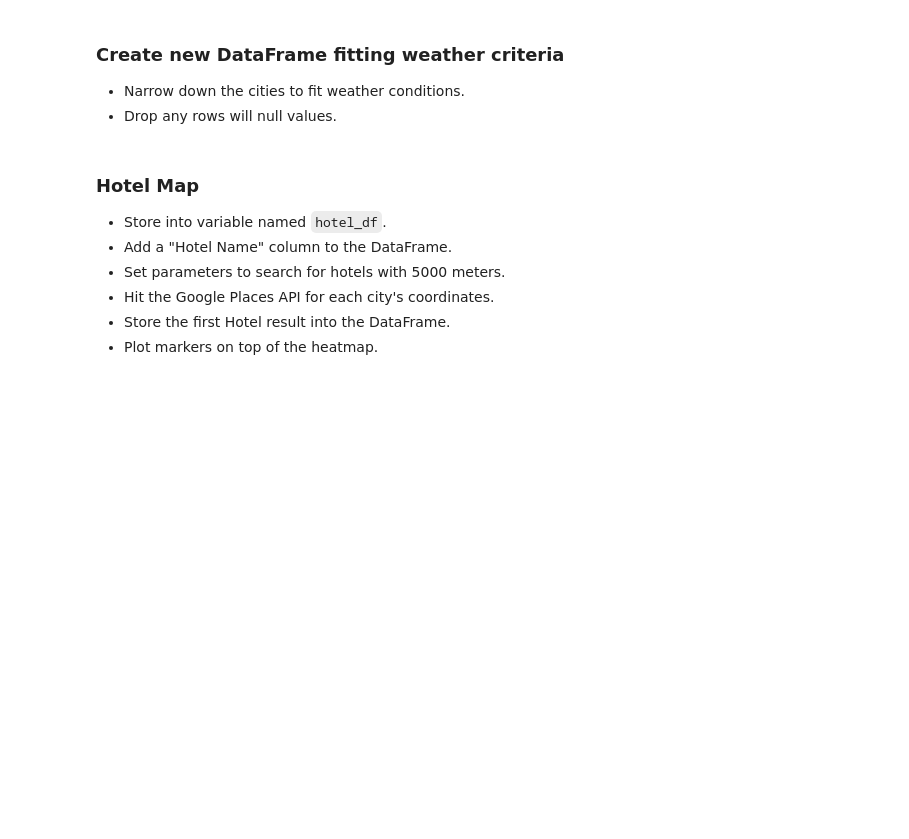
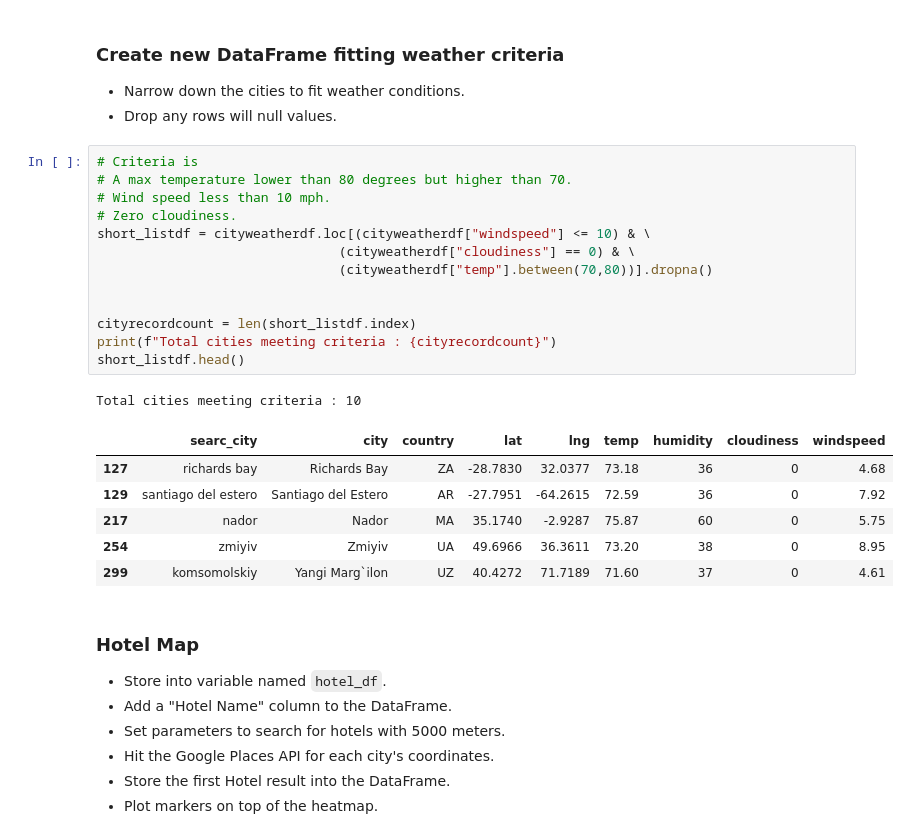
Before and after one commit to timmcgowan/python-api-challenge, a Jupyter notebook: VacationPy/VacationPy.ipynb, the cells around one changed output. Cells and saved outputs as stored; diff of their text form; blank space fills up the shorter version.

```diff
--- a/VacationPy/VacationPy.ipynb
+++ b/VacationPy/VacationPy.ipynb
@@ -66,6 +68,27 @@ fig
 ### Create new DataFrame fitting weather criteria
 * Narrow down the cities to fit weather conditions.
 * Drop any rows will null values.
+# %%
+# Criteria is
+# A max temperature lower than 80 degrees but higher than 70.
+# Wind speed less than 10 mph.
+# Zero cloudiness.
+short_listdf = cityweatherdf.loc[(cityweatherdf["windspeed"] <= 10) & \
+                               (cityweatherdf["cloudiness"] == 0) & \
+                               (cityweatherdf["temp"].between(70,80))].dropna()
+
+
+cityrecordcount = len(short_listdf.index)
+print(f"Total cities meeting criteria : {cityrecordcount}")
+short_listdf.head()
+# %% [output]
+Total cities meeting criteria : 10
+|  | searc_city | city | country | lat | lng | temp | humidity | cloudiness | windspeed |
+| 127 | richards bay | Richards Bay | ZA | -28.7830 | 32.0377 | 73.18 | 36 | 0 | 4.68 |
+| 129 | santiago del estero | Santiago del Estero | AR | -27.7951 | -64.2615 | 72.59 | 36 | 0 | 7.92 |
+| 217 | nador | Nador | MA | 35.1740 | -2.9287 | 75.87 | 60 | 0 | 5.75 |
+| 254 | zmiyiv | Zmiyiv | UA | 49.6966 | 36.3611 | 73.20 | 38 | 0 | 8.95 |
+| 299 | komsomolskiy | Yangi Marg`ilon | UZ | 40.4272 | 71.7189 | 71.60 | 37 | 0 | 4.61 |
 # %% [markdown]
 ### Hotel Map
 * Store into variable named `hotel_df`.
```
Also changed, not shown: parts of 13 cells of this notebook, 10 other files.
